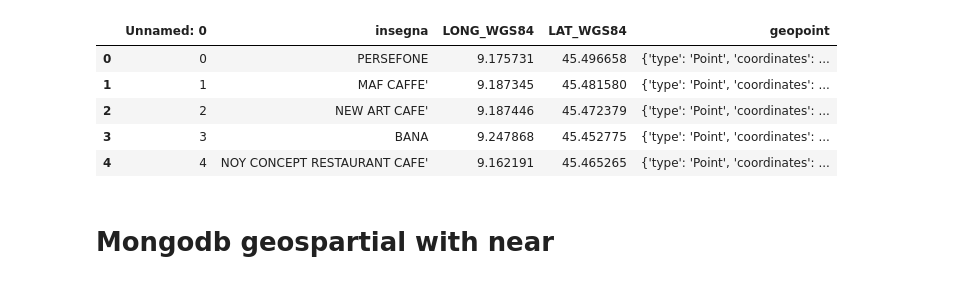
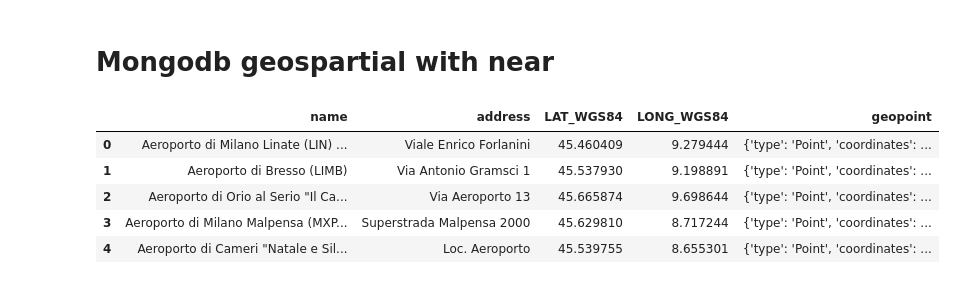
Before and after one commit to must4in3/3-geospartial-data-project, a Jupyter notebook: Results, GeoQueries and Data Visualization.ipynb, the cells around one changed output. Drawn from its saved outputs; the diff is of its cells as text; code cells hidden in the pictures.

```diff
--- a/Results, GeoQueries and Data Visualization.ipynb
+++ b/Results, GeoQueries and Data Visualization.ipynb
@@ -18,12 +7,3 @@ design_table = pd.read_csv('output/sitios_para_diversion_table.csv', encoding='l
-# %%
-design_table.head(5)
-# %% [output]
-|  | Unnamed: 0 | insegna | LONG_WGS84 | LAT_WGS84 | geopoint |
-| 0 | 0 | PERSEFONE | 9.175731 | 45.496658 | {'type': 'Point', 'coordinates': ... |
-| 1 | 1 | MAF CAFFE' | 9.187345 | 45.481580 | {'type': 'Point', 'coordinates': ... |
-| 2 | 2 | NEW ART CAFE' | 9.187446 | 45.472379 | {'type': 'Point', 'coordinates': ... |
-| 3 | 3 | BANA | 9.247868 | 45.452775 | {'type': 'Point', 'coordinates': ... |
-| 4 | 4 | NOY CONCEPT RESTAURANT CAFE' | 9.162191 | 45.465265 | {'type': 'Point', 'coordinates': ... |
 # %% [markdown]
 # Mongodb geospartial with near
 # %%
@@ -31,3 +11,17 @@ dbName = "Italian_Companies"
 mongodbURL = f"mongodb://localhost/{dbName}"
 client = MongoClient(mongodbURL, connectTimeoutMS=2000, serverSelectionTimeoutMS=2000)
 db = client.get_database()
+# %%
+query = {"name":{"$ne": None}}
+projection = {"_id":0}
+cur = db.clean_db_aeropuertos.find(query,projection)
+data = list(cur)
+aeropuertos = pd.DataFrame(data)
+aeropuertos.head(5)
+# %% [output]
+|  | name | address | LAT_WGS84 | LONG_WGS84 | geopoint |
+| 0 | Aeroporto di Milano Linate (LIN) ... | Viale Enrico Forlanini | 45.460409 | 9.279444 | {'type': 'Point', 'coordinates': ... |
+| 1 | Aeroporto di Bresso (LIMB) | Via Antonio Gramsci 1 | 45.537930 | 9.198891 | {'type': 'Point', 'coordinates': ... |
+| 2 | Aeroporto di Orio al Serio "Il Ca... | Via Aeroporto 13 | 45.665874 | 9.698644 | {'type': 'Point', 'coordinates': ... |
+| 3 | Aeroporto di Milano Malpensa (MXP... | Superstrada Malpensa 2000 | 45.629810 | 8.717244 | {'type': 'Point', 'coordinates': ... |
+| 4 | Aeroporto di Cameri "Natale e Sil... | Loc. Aeroporto | 45.539755 | 8.655301 | {'type': 'Point', 'coordinates': ... |
```
Also changed, not shown: parts of 15 cells of this notebook, 2 other files.
